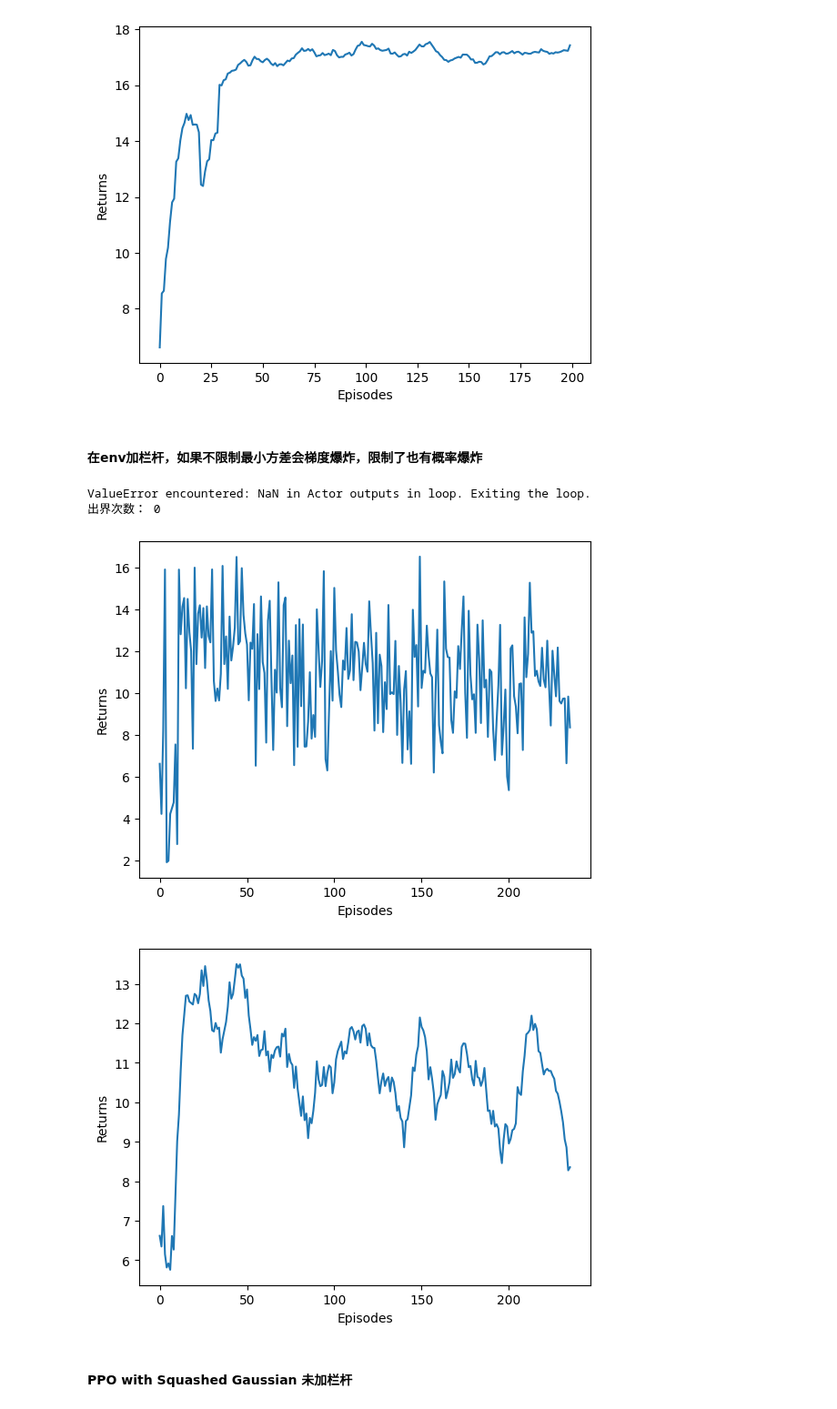
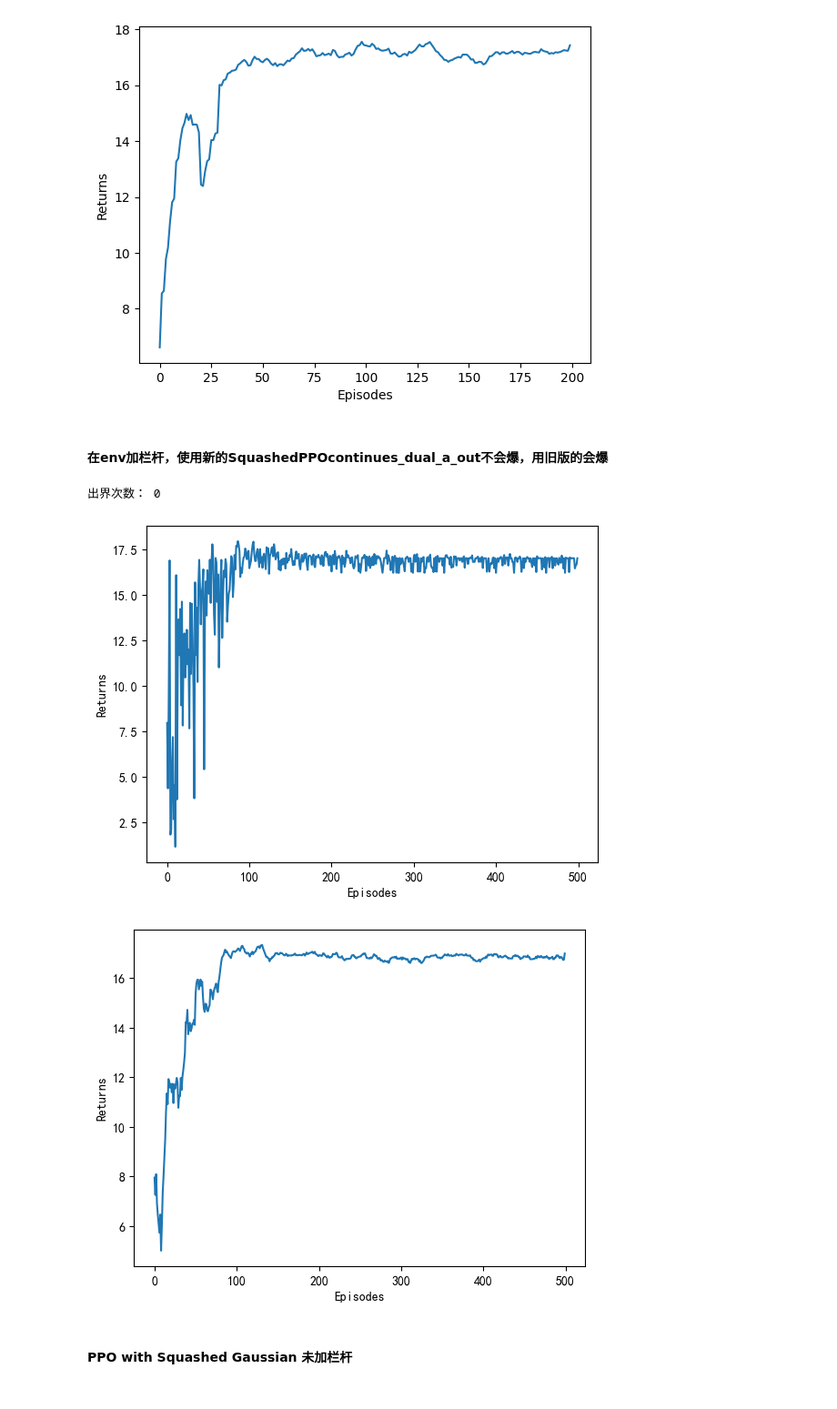
Before and after one commit to Notimetimer/project03_fire_and_dodge_missile, a Jupyter notebook: Other_tests/过窄桥(动作重映射与策略分布修正).ipynb, the cells around one changed output. Shown at 91% size. Drawn from its saved outputs; the diff is of its cells as text; code cells hidden in the pictures.

```diff
--- a/Other_tests/过窄桥(动作重映射与策略分布修正).ipynb
+++ b/Other_tests/过窄桥(动作重映射与策略分布修正).ipynb
@@ -140,14 +140,42 @@ print("出界次数：", out_range_count)
 [figure]
 [figure]
 # %% [markdown]
-#### 在env加栏杆，如果不限制最小方差会梯度爆炸，限制了也有概率爆炸
+#### 在env加栏杆，使用新的SquashedPPOcontinues_dual_a_out不会爆，用旧版的会爆
 # %%
 # 游标训练环境
 import random
 import matplotlib.pyplot as plt
 import matplotlib
-%matplotlib inline
+import sys
+import os
 # matplotlib.use('Qt5Agg')  # 使用Qt5作为后端
+from tqdm import tqdm
+# 设置字体以支持中文
+plt.rcParams['font.sans-serif'] = ['SimHei']
+plt.rcParams['axes.unicode_minus'] = False
+# 获取project目录
+def get_current_file_dir():
+    # 判断是否在 Jupyter Notebook 环境
+    try:
+        shell = get_ipython().__class__.__name__  # ← 误报，不用管
+        if shell == 'ZMQInteractiveShell':  # Jupyter Notebook 或 JupyterLab
+            # 推荐用 os.getcwd()，指向启动 Jupyter 的目录
+            return os.getcwd()
+        else:  # 其他 shell
+            return os.path.dirname(os.path.abspath(__file__))
+    except NameError:
+        # 普通 Python 脚本
+        return os.path.dirname(os.path.abspath(__file__))
+current_dir = get_current_file_dir()
+sys.path.append(os.path.dirname(current_dir))
+
+def moving_average(a, window_size):
+    cumulative_sum = np.cumsum(np.insert(a, 0, 0))
+    middle = (cumulative_sum[window_size:] - cumulative_sum[:-window_size]) / window_size
+    r = np.arange(1, window_size - 1, 2)
+    begin = np.cumsum(a[:window_size - 1])[::2] / r
+    end = (np.cumsum(a[:-window_size:-1])[::2] / r)[::-1]
+    return np.concatenate((begin, middle, end))
 
 class Env:
     def __init__(self):
@@ -193,7 +221,8 @@ import sys
 import os
 sys.path.append(os.path.abspath(".."))
 
-from Algorithms.PPOcontinues import *
+# from Algorithms.PPOcontinues import *
+from Algorithms.SquashedPPOcontinues_dual_a_out import *
 
 # 超参数
 actor_lr = 1e-3 /10 # 1e-4 1e-6  # 2e-5 警告，学习率过大会出现"nan"
@@ -214,7 +243,7 @@ np.random.seed(0)
 torch.manual_seed(0)
 state_dim = 1
 action_dim = 1
-action_bound = 3  # 动作最大值
+action_bound = np.array([[-3,3]])  # 动作最大值
 agent = PPOContinuous(state_dim, hidden_dims, action_dim, actor_lr, critic_lr, lmbda, epochs, eps, gamma, device)
 out_range_count = 0
 return_list = []
@@ -231,15 +260,15 @@ try:
             while not done:  # 每个训练回合
                 # state_check=state
                 # 1.执行动作得到环境反馈
-                action = agent.take_action(state, action_bound=action_bound, explore=True)
+                action, u = agent.take_action(state, action_bounds=action_bound, explore=True)
                 next_state, reward, done = env.step(action)  # pendulum中的action一定要是ndarray才能输入吗？
                 # print(reward)
                 transition_dict['states'].append(state)
-                transition_dict['actions'].append(action)
+                transition_dict['actions'].append(u)
                 transition_dict['next_states'].append(next_state)
                 transition_dict['rewards'].append(reward)
                 transition_dict['dones'].append(done)
-                'action_bounds'
+                transition_dict['action_bounds'].append(action_bound)
 
                 state = next_state
                 episode_return += reward
@@ -249,42 +278,41 @@ try:
 
             return_list.append(episode_return)
             if 1: # len(transition_dict['dones'])>20: # 逐batch更新
-                agent.update(transition_dict, action_bound)
+                agent.update(transition_dict)
                 clear_batch_flag=1
             if (i_episode + 1) >= 10:
                 pbar.set_postfix({'episode': '%d' % (i_episode + 1),
                                   'return': '%.3f' % np.mean(return_list[-10:])})
             pbar.update(1)
 
 except ValueError as e:
     print(f"ValueError encountered: {e}. Exiting the loop.")
 
 # return_list = train_off_policy_agent(env, agent, num_episodes, replay_buffer, minimal_size, batch_size)
 finally:
     # 无论是否发生异常，这部分代码都会被执行
 
 
     episodes_list = list(range(len(return_list)))
     plt.figure()
     plt.plot(episodes_list, return_list)
     plt.xlabel('Episodes')
     plt.ylabel('Returns')
     # plt.title('PPO on {}'.format(env_name))
 
 
     mv_return = moving_average(return_list, 9)
     plt.figure()
     plt.plot(episodes_list, mv_return)
     plt.xlabel('Episodes')
     plt.ylabel('Returns')
     # plt.title('PPO on {}'.format(env_name))
 
     print("出界次数：", out_range_count)
 # %% [output]
-ValueError encountered: NaN in Actor outputs in loop. Exiting the loop.
 出界次数： 0
-[figure, old version]
+[figure, new version]
-[figure, old version]
+[figure, new version]
 # %% [markdown]
 #### PPO with Squashed Gaussian 未加栏杆
 # %%
```
Also changed, not shown: parts of 4 cells of this notebook, 8 other files.
